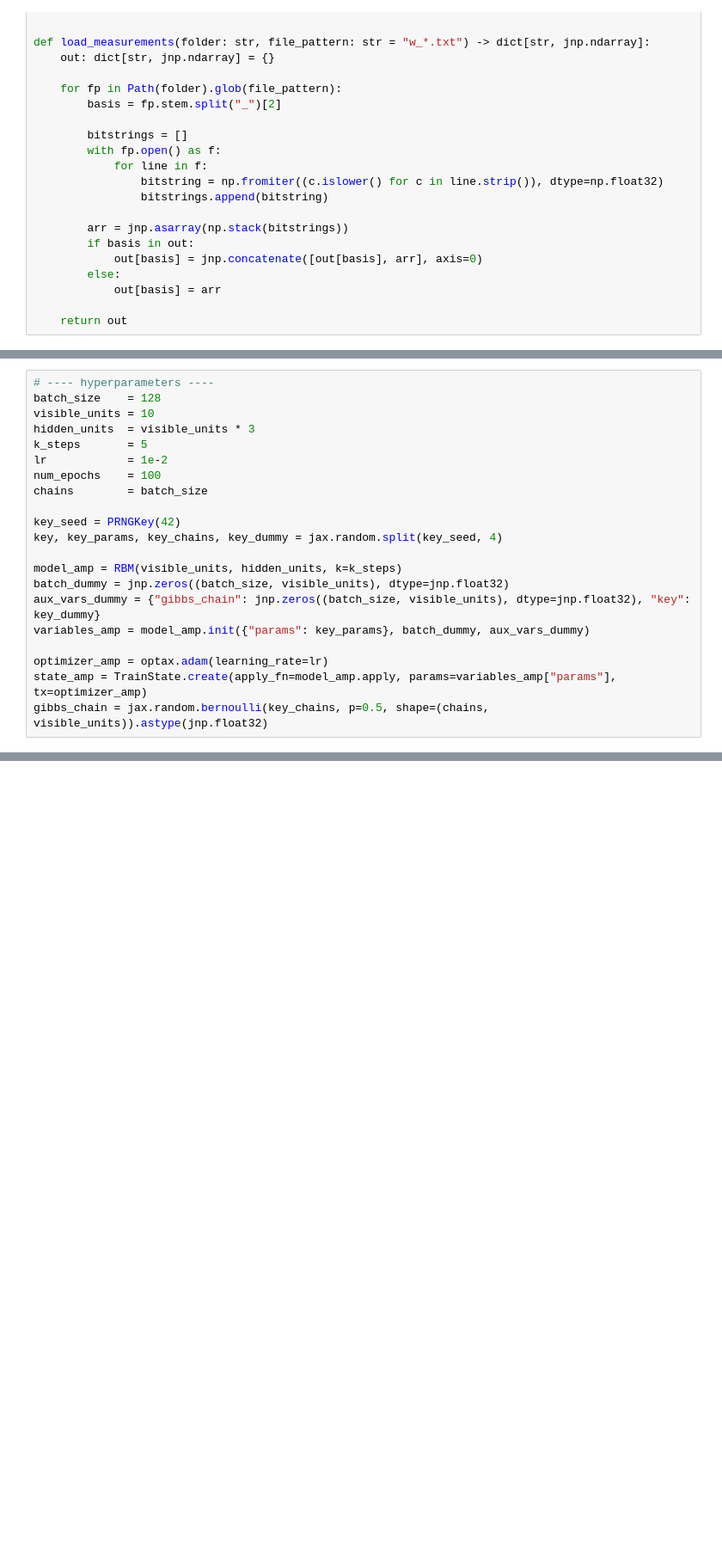
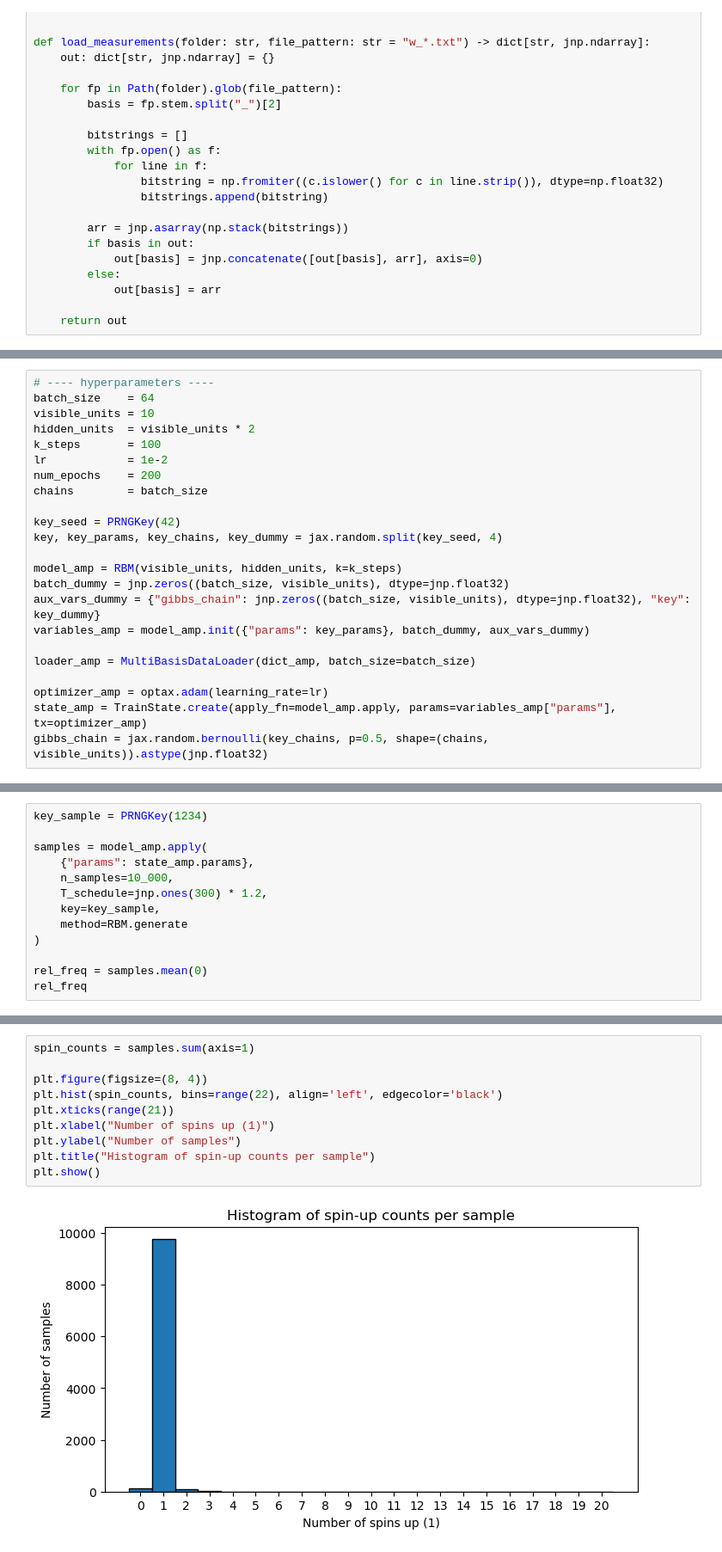
Before and after one commit to simontonner/neural-quantum-tomo, a Jupyter notebook: case_studies/w_aug/amp_tuning_v5.ipynb, the cells around one changed output, grey strips where cells are left out. Shown: that part at 86% size. Drawn from its saved outputs; the diff is of its cells as text; blank space fills up the shorter version.

Commit message:
found very good parameters in amp_tuning_v5

```diff
--- a/case_studies/w_aug/amp_tuning_v5.ipynb
+++ b/case_studies/w_aug/amp_tuning_v5.ipynb
@@ -176,12 +185,12 @@ def train_amp_rbm(
     return state, metrics
 # %%
 # ---- hyperparameters ----
-batch_size    = 128
+batch_size    = 64
 visible_units = 10
-hidden_units  = visible_units * 3
-k_steps       = 5
+hidden_units  = visible_units * 2
+k_steps       = 100
 lr            = 1e-2
-num_epochs    = 100
+num_epochs    = 200
 chains        = batch_size
 
 key_seed = PRNGKey(42)
@@ -192,6 +201,8 @@ batch_dummy = jnp.zeros((batch_size, visible_units), dtype=jnp.float32)
 aux_vars_dummy = {"gibbs_chain": jnp.zeros((batch_size, visible_units), dtype=jnp.float32), "key": key_dummy}
 variables_amp = model_amp.init({"params": key_params}, batch_dummy, aux_vars_dummy)
 
+loader_amp = MultiBasisDataLoader(dict_amp, batch_size=batch_size)
+
 optimizer_amp = optax.adam(learning_rate=lr)
 state_amp = TrainState.create(apply_fn=model_amp.apply, params=variables_amp["params"], tx=optimizer_amp)
 gibbs_chain = jax.random.bernoulli(key_chains, p=0.5, shape=(chains, visible_units)).astype(jnp.float32)
@@ -217,0 +236,13 @@ Wall time: 4.45 s
+# %%
+key_sample = PRNGKey(1234)
+
+samples = model_amp.apply(
+    {"params": state_amp.params},
+    n_samples=10_000,
+    T_schedule=jnp.ones(300) * 1.2,
+    key=key_sample,
+    method=RBM.generate
+)
+
+rel_freq = samples.mean(0)
+rel_freq
@@ -217,0 +252,12 @@ Wall time: 4.45 s
+# %%
+spin_counts = samples.sum(axis=1)
+
+plt.figure(figsize=(8, 4))
+plt.hist(spin_counts, bins=range(22), align='left', edgecolor='black')
+plt.xticks(range(21))
+plt.xlabel("Number of spins up (1)")
+plt.ylabel("Number of samples")
+plt.title("Histogram of spin-up counts per sample")
+plt.show()
+# %% [output]
+[figure, added]
```
Also changed, not shown: parts of 9 cells of this notebook.
